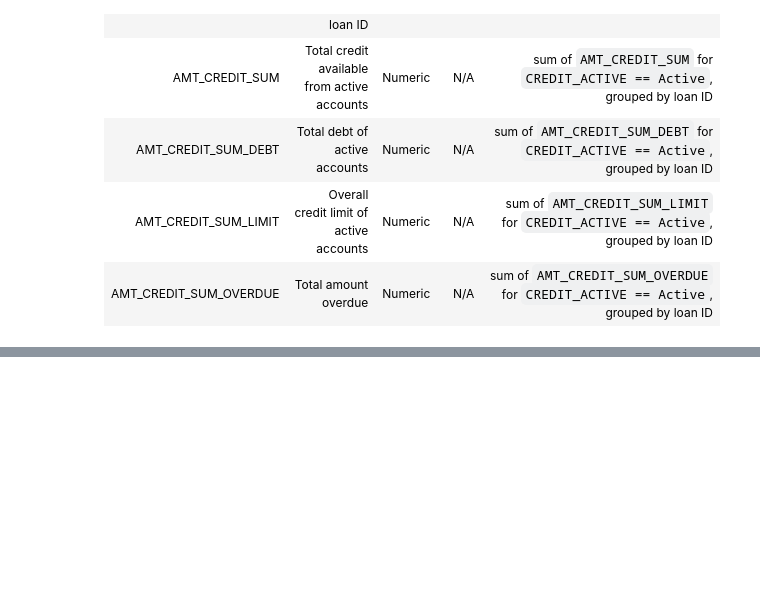
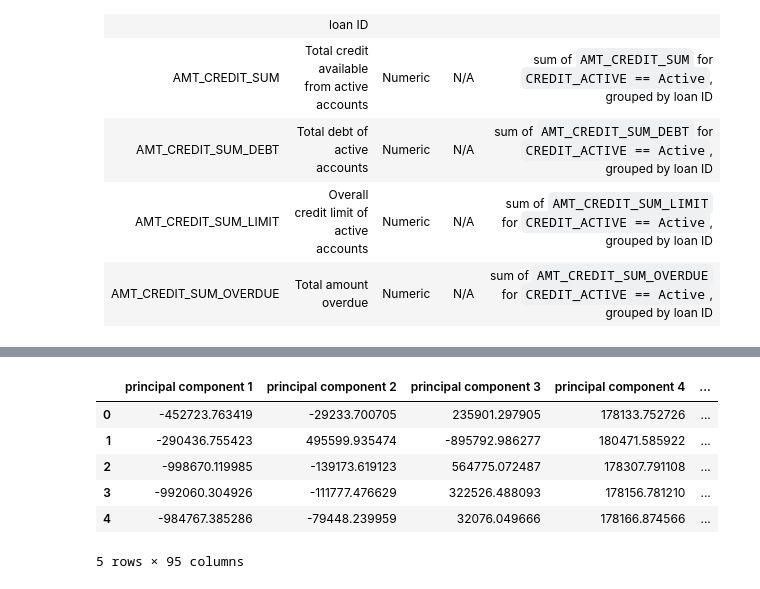
Before and after one commit to sjmiller8182/home-credit-default-risk, a Jupyter notebook: MiniLab1 CRISP-DM .ipynb, the cells around one changed output, grey strips where cells are left out. Drawn from its saved outputs; the diff is of its cells as text; code cells hidden in the pictures; blank space fills up the shorter version.

```diff
--- a/MiniLab1 CRISP-DM .ipynb
+++ b/MiniLab1 CRISP-DM .ipynb
@@ -887,0 +1012,13 @@ The following features were engineered from the bureau features (from `bureau.cs
+# %%
+finalDf = pd.concat([principalDf, df[['SK_ID_CURR']]], axis = 1)
+final_df_full = pd.concat([principalDf, data], axis = 1)
+# %%
+final_df_full.head()
+# %% [output]
+|  | principal component 1 | principal component 2 | principal component 3 | principal component 4 | ... |
+| 0 | -452723.763419 | -29233.700705 | 235901.297905 | 178133.752726 | ... |
+| 1 | -290436.755423 | 495599.935474 | -895792.986277 | 180471.585922 | ... |
+| 2 | -998670.119985 | -139173.619123 | 564775.072487 | 178307.791108 | ... |
+| 3 | -992060.304926 | -111777.476629 | 322526.488093 | 178156.781210 | ... |
+| 4 | -984767.385286 | -79448.239959 | 32076.049666 | 178166.874566 | ... |
+5 rows × 95 columns
```
Also changed, not shown: parts of 12 cells of this notebook.
